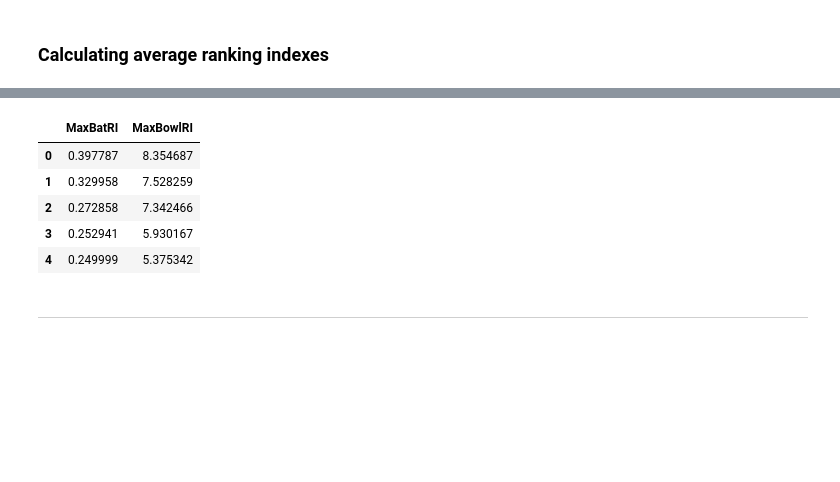
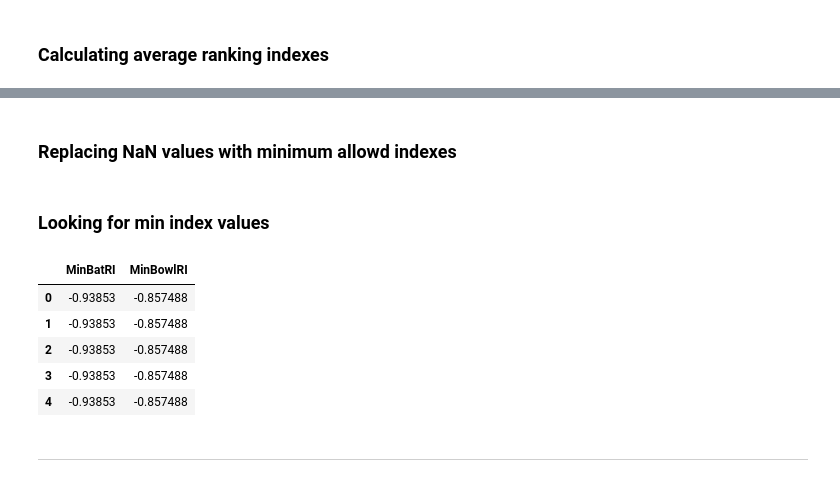
Before and after one commit to chaurasiayush/Player-Recommendation-System, a Jupyter notebook: PRS Whole.ipynb, the cells around one changed output, grey strips where cells are left out. Saved outputs shown, nothing was run; the diff lists cells and outputs as text; code cells hidden in the pictures; blank space fills up the shorter version.

```diff
--- a/PRS Whole.ipynb
+++ b/PRS Whole.ipynb
@@ -249,3 +270,14 @@ def getMaxIndexes(idata, n):
+# %%
+def getMinAllowedBatRI(pindx, cons):
+    minVals = getMinIndexes(pindx, 1)
+    minBatRI = minVals['MinBatRI'].at[0] - cons
+    return minBatRI
+
+
+def getMinAllowedBowlRI(pindx, cons):
+    minVals = getMinIndexes(pindx, 1)
+    minBowlRI = minVals['MinBowlRI'].at[0] - cons
+    return minBowlRI
 # %% [markdown]
 *******
 # %% [markdown]
@@ -263,8 +295,10 @@ imrec.head(5)
 | 3 | 191 | 1892 | 7 | Pakistan | 1794 | Inzamam-ul-Haq | 0 | 1 | 20 | 0 | ... |
 | 4 | 191 | 1892 | 7 | Pakistan | 1959 | Waqar Younis | 0 | 0 | 0 | 0 | ... |
 # %%
-imrec['ballfaced'].replace({0 : 1}, inplace=True)
-imrec['overs'].replace({0.0 : 0.1}, inplace=True)
+# imrec['ballfaced'].replace({0 : 1}, inplace=True)
+# imrec['overs'].replace({0.0 : 0.1}, inplace=True)
+
+# //skip for player who has not played in match
 # %% [markdown]
 ### Caluculating series-wise ranking indexes
 # %%
@@ -280,7 +314,9 @@ ipIndexes.head()
 # %% [markdown]
 ### Calculating average ranking indexes
 # %%
-aipIndexes = calcAvgRI(ipIndexes)
-aipIndexes.head()
+anipIndexes = calcAvgRI(ipIndexes)
+anipIndexes.head()
+
+# weighted index calculation
 # %% [output]
 |  | series_played | pid | batRI | bowlRI |
@@ -294,12 +339,23 @@ aipIndexes.head()
+# %% [markdown]
+### Replacing NaN values with minimum allowd indexes
+# %%
+minAlwdBatRI = getMinAllowedBatRI(anipIndexes, 0.5)
+minAlwdBowlRI = getMinAllowedBowlRI(anipIndexes, 0.5)
+
+aipIndexes = anipIndexes.copy()
+aipIndexes['batRI'] = aipIndexes['batRI'].fillna(minAlwdBatRI)
+aipIndexes['bowlRI'] = aipIndexes['bowlRI'].fillna(minAlwdBowlRI)
+# %% [markdown]
+### Looking for min index values
 # %%
-getMaxIndexes(aipIndexes, 5)
+getMinIndexes(aipIndexes, 5)
 # %% [output]
-|  | MaxBatRI | MaxBowlRI |
-| 0 | 0.397787 | 8.354687 |
-| 1 | 0.329958 | 7.528259 |
-| 2 | 0.272858 | 7.342466 |
-| 3 | 0.252941 | 5.930167 |
-| 4 | 0.249999 | 5.375342 |
+|  | MinBatRI | MinBowlRI |
+| 0 | -0.93853 | -0.857488 |
+| 1 | -0.93853 | -0.857488 |
+| 2 | -0.93853 | -0.857488 |
+| 3 | -0.93853 | -0.857488 |
+| 4 | -0.93853 | -0.857488 |
 # %% [markdown]
 ---
 # %% [markdown]
```
Also changed, not shown: parts of 31 cells of this notebook, 6 other files.
